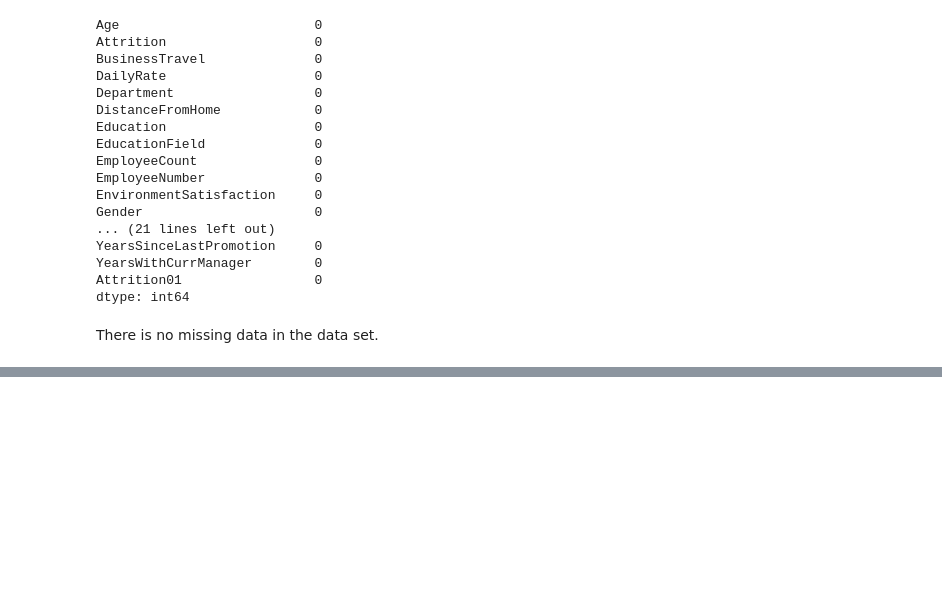
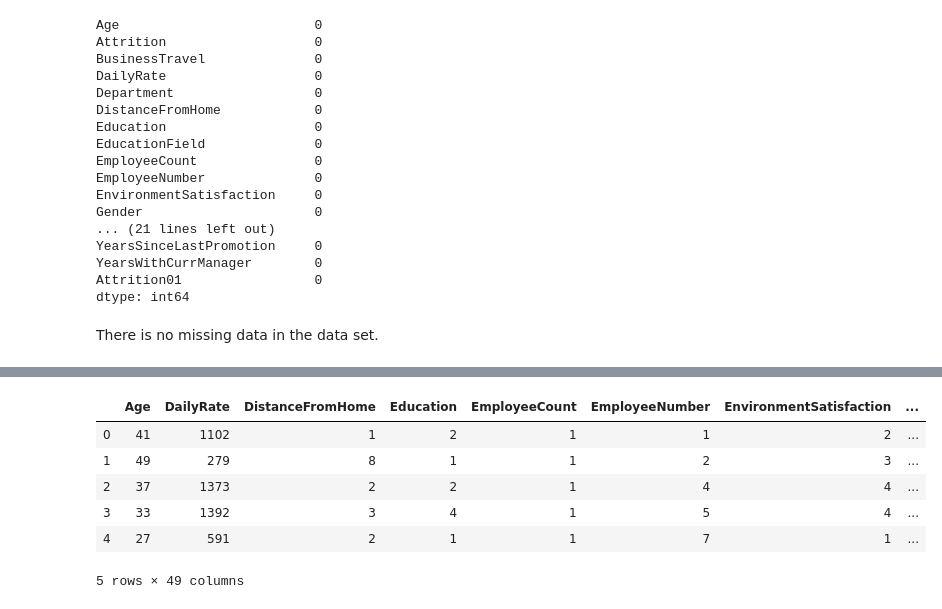
Before and after one commit to KimayaPotdar/HR-Attrition, a Jupyter notebook: HR Employee Attrition Prediction.ipynb, the cells around one changed output, grey strips where cells are left out. Saved outputs shown, nothing was run; the diff lists cells and outputs as text; code cells hidden in the pictures; blank space fills up the shorter version.

```diff
--- a/HR Employee Attrition Prediction.ipynb
+++ b/HR Employee Attrition Prediction.ipynb
@@ -195,0 +256,2 @@ Modified_df.head()
+# %%
+Modified_df = Modified_df.rename(columns={'Yes': 'OverTime_Yes'})
@@ -195,0 +276,2 @@ Modified_df.head()
+# %%
+Modified_df = Modified_df.rename(columns={'Other': 'EdnField_Other'})
@@ -195,0 +296,15 @@ Modified_df.head()
+# %%
+## creating a dummy for Over18 (all Y here in dataset)
+
+Modified_df['Over18_Yes']=Modified_df.Over18.map({'N':0,'Y':1})
+Modified_df = Modified_df.drop(['Over18'],axis=1)
+# %%
+Modified_df.head()
+# %% [output]
+|  | Age | DailyRate | DistanceFromHome | Education | EmployeeCount | EmployeeNumber | EnvironmentSatisfaction | ... |
+| 0 | 41 | 1102 | 1 | 2 | 1 | 1 | 2 | ... |
+| 1 | 49 | 279 | 8 | 1 | 1 | 2 | 3 | ... |
+| 2 | 37 | 1373 | 2 | 2 | 1 | 4 | 4 | ... |
+| 3 | 33 | 1392 | 3 | 4 | 1 | 5 | 4 | ... |
+| 4 | 27 | 591 | 2 | 1 | 1 | 7 | 1 | ... |
+5 rows × 49 columns
```
Also changed, not shown: parts of 12 cells of this notebook.
